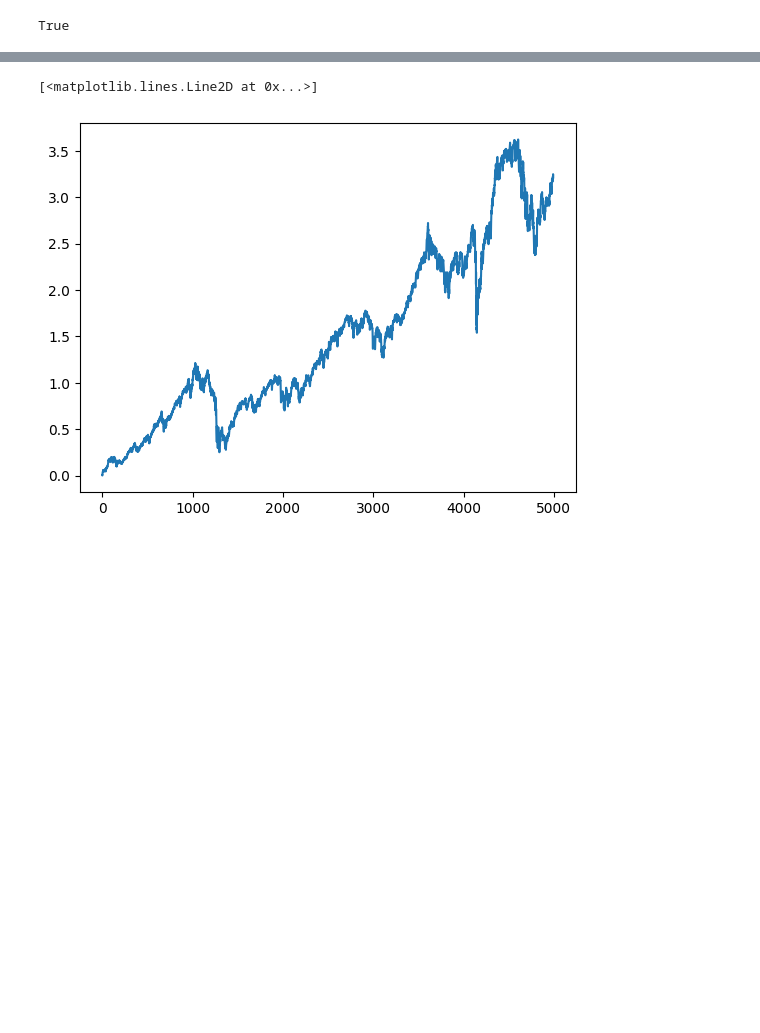
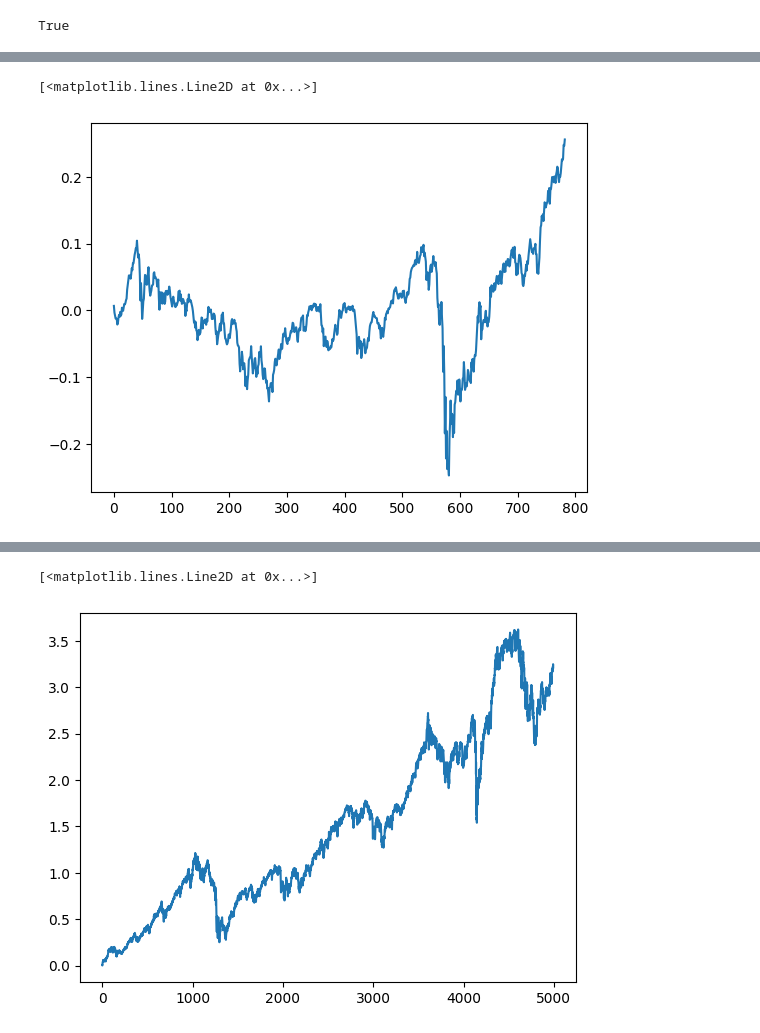
Before and after one commit to masonpitts6/qunantative-finance, a Jupyter notebook: jupyter/backtest.ipynb, the cells around one changed output, grey strips where cells are left out. Cells and saved outputs as stored; diff of their text form; code cells hidden in the pictures; blank space fills up the shorter version.

```diff
--- a/jupyter/backtest.ipynb
+++ b/jupyter/backtest.ipynb
@@ -75,0 +93,5 @@ port.trade_indices_by_position
+# %%
+plt.plot(port.trades[16].cumulative_returns())
+# %% [output]
+[<matplotlib.lines.Line2D at 0x...>]
+[figure, added]
```
Also changed, not shown: parts of 34 cells of this notebook, 5 other files.
